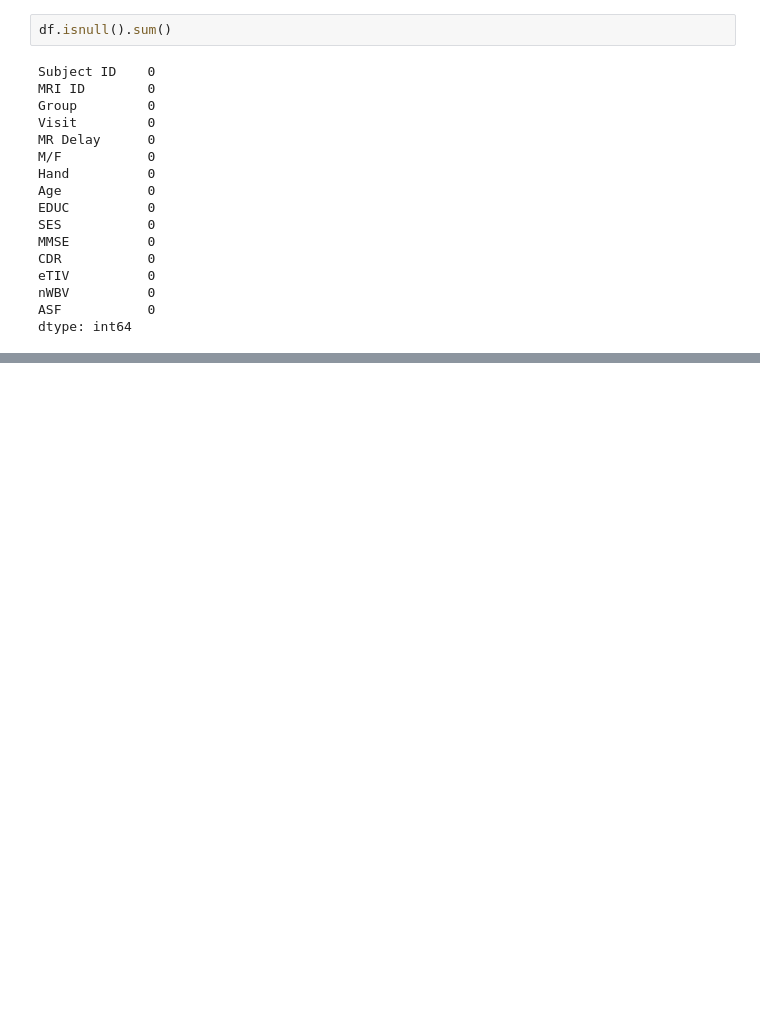
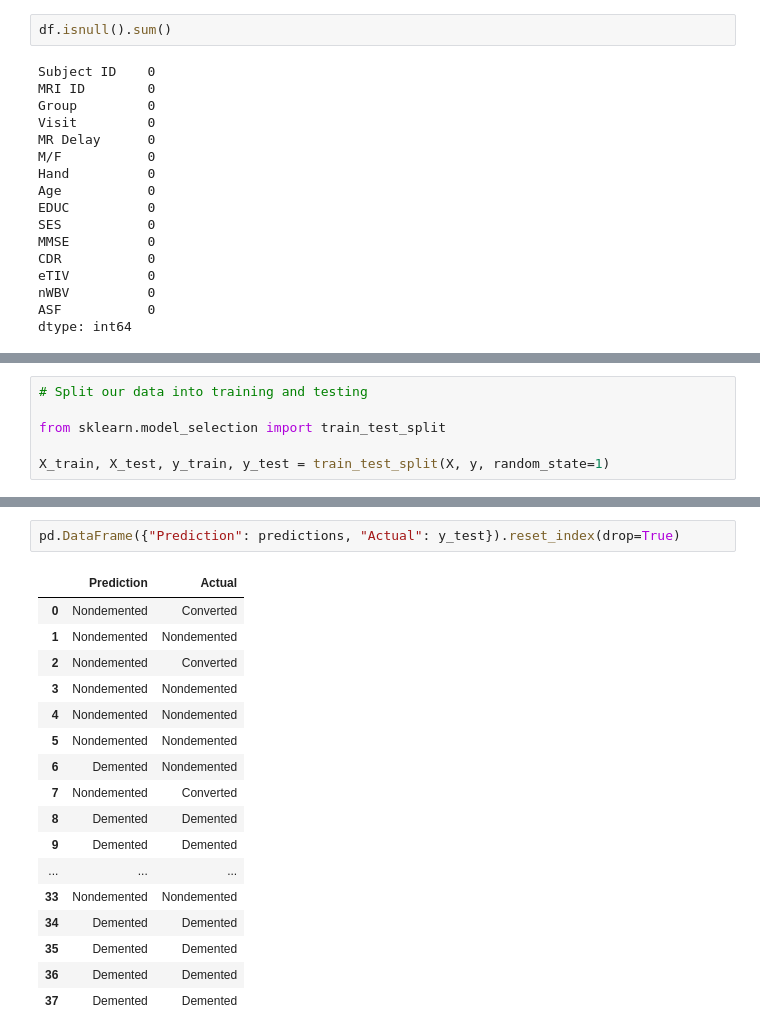
Before and after one commit to Radhika303/Dementia_Prediction, a Jupyter notebook: Dementia_Data .ipynb, the cells around one changed output, grey strips where cells are left out. Cells and saved outputs as stored; diff of their text form; blank space fills up the shorter version.

```diff
--- a/Dementia_Data .ipynb
+++ b/Dementia_Data .ipynb
@@ -143,0 +152,6 @@ data_binary_encoded
+# %%
+# Split our data into training and testing
+
+from sklearn.model_selection import train_test_split
+
+X_train, X_test, y_train, y_test = train_test_split(X, y, random_state=1)
@@ -143,0 +190,20 @@ data_binary_encoded
+# %%
+pd.DataFrame({"Prediction": predictions, "Actual": y_test}).reset_index(drop=True)
+# %% [output]
+|  | Prediction | Actual |
+| 0 | Nondemented | Converted |
+| 1 | Nondemented | Nondemented |
+| 2 | Nondemented | Converted |
+| 3 | Nondemented | Nondemented |
+| 4 | Nondemented | Nondemented |
+| 5 | Nondemented | Nondemented |
+| 6 | Demented | Nondemented |
+| 7 | Nondemented | Converted |
+| 8 | Demented | Demented |
+| 9 | Demented | Demented |
+| ... | ... | ... |
+| 33 | Nondemented | Nondemented |
+| 34 | Demented | Demented |
+| 35 | Demented | Demented |
+| 36 | Demented | Demented |
+| 37 | Demented | Demented |
```
Also changed, not shown: parts of 24 cells of this notebook.
